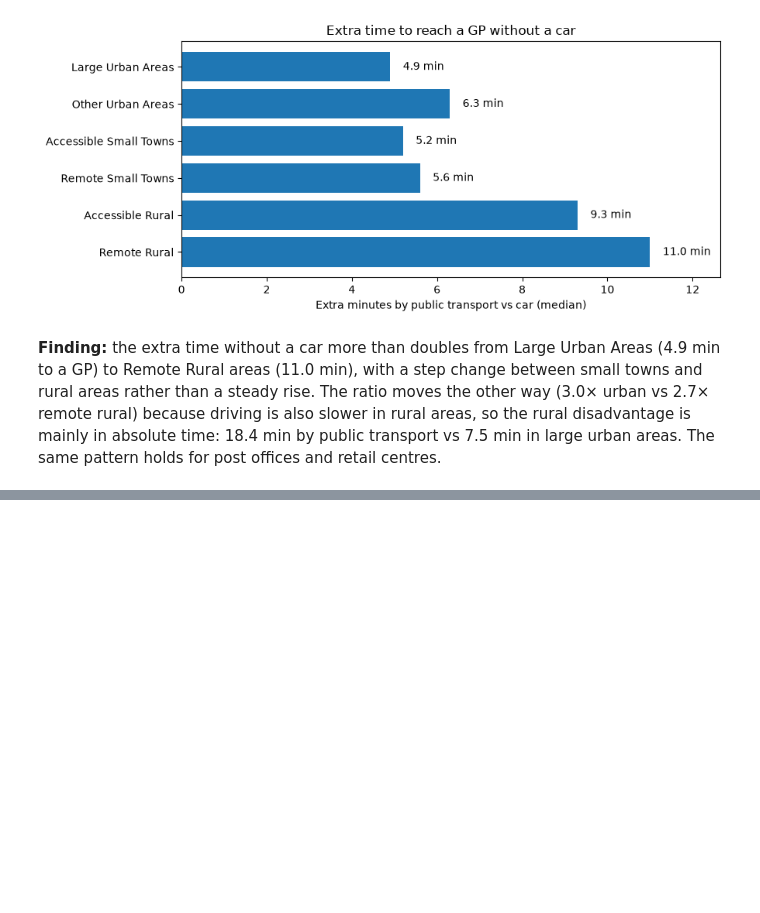
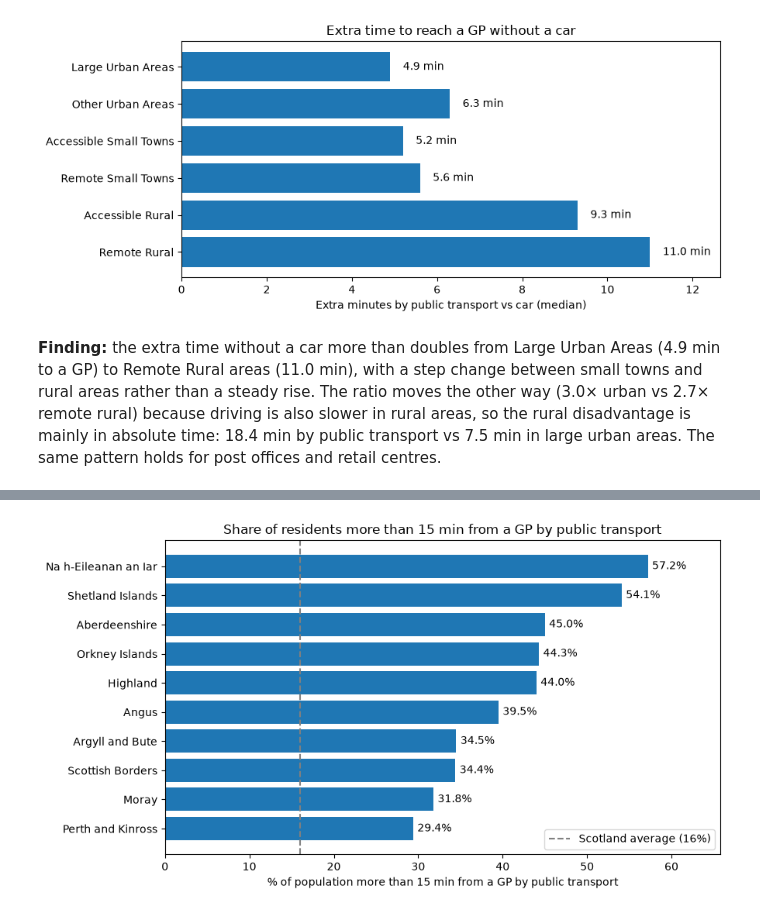
Before and after one commit to AyushK212000/scotland-rural-transport-gap, a Jupyter notebook: notebooks/03_analysis.ipynb, the cells around one changed output, grey strips where cells are left out. Drawn from its saved outputs; the diff is of its cells as text; code cells hidden in the pictures; blank space fills up the shorter version.

```diff
--- a/notebooks/03_analysis.ipynb
+++ b/notebooks/03_analysis.ipynb
@@ -57,0 +62,12 @@ transport vs 7.5 min in large urban areas. The same pattern holds for post offic
+# %%
+df["pop_over15"] = df["Total_population"].where(df["PT_GP"] > 15, 0)
+
+q2 = (df.groupby("Council_area")
+        .agg(population=("Total_population", "sum"),
+             pop_over15=("pop_over15", "sum"),
+             median_PT_GP=("PT_GP", "median"))
+        .assign(pct_over15=lambda t: (100 * t["pop_over15"] / t["population"]).round(1))
+        .sort_values("pct_over15", ascending=False))
+
+print("Scotland:", round(100 * df["pop_over15"].sum() / df["Total_population"].sum(), 1), "% over 15 min")
+q2.head(10)
@@ -57,0 +93,19 @@ transport vs 7.5 min in large urban areas. The same pattern holds for post offic
+# %%
+top10 = q2.head(10).sort_values("pct_over15")
+
+fig, ax = plt.subplots(figsize=(9, 5))
+ax.barh(top10.index, top10["pct_over15"], color="#1f77b4")
+ax.axvline(16.0, color="grey", linestyle="--", label="Scotland average (16%)")
+ax.legend(loc="lower right")
+ax.set_xlim(0, top10["pct_over15"].max() * 1.15)
+ax.set_xlabel("% of population more than 15 min from a GP by public transport")
+ax.set_title("Share of residents more than 15 min from a GP by public transport")
+
+for i, v in enumerate(top10["pct_over15"]):
+    ax.text(v + 0.5, i, f"{v}%", va="center")
+
+plt.tight_layout()
+plt.savefig("../images/q2_councils_over15.png", dpi=150)
+plt.show()
+# %% [output]
+[figure, added]
```
Also changed, not shown: parts of 8 cells of this notebook, 1 other file.
